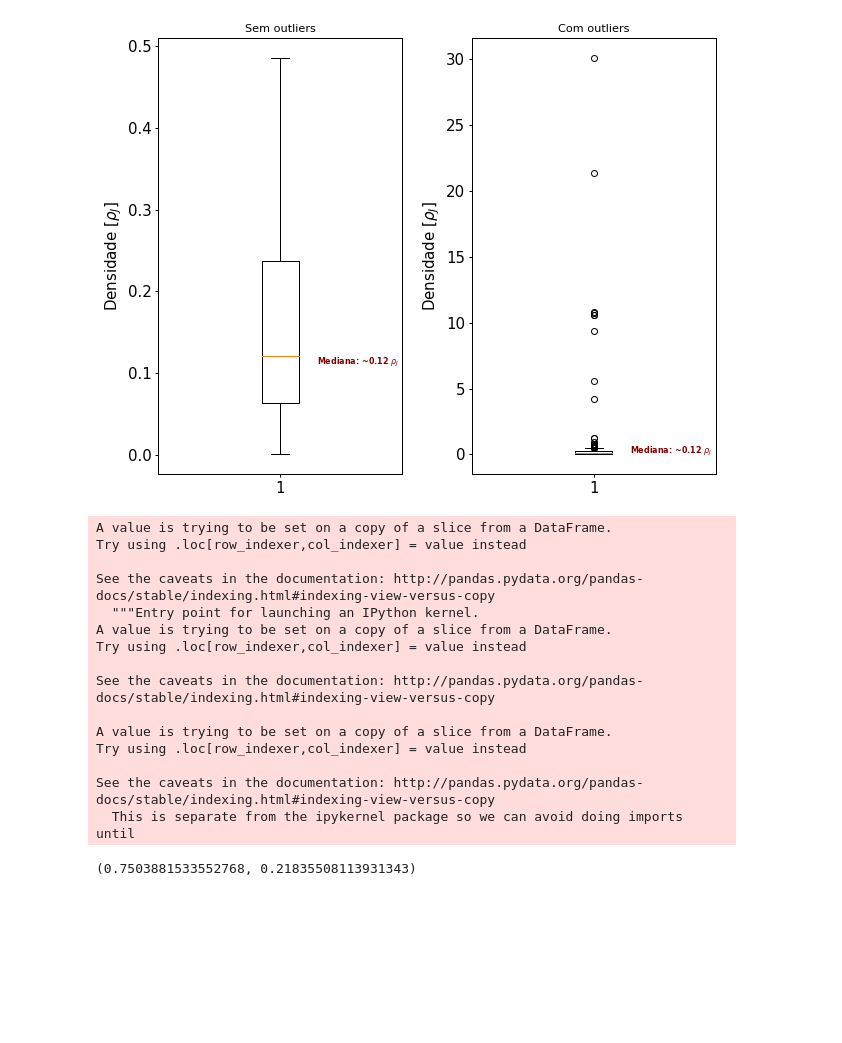
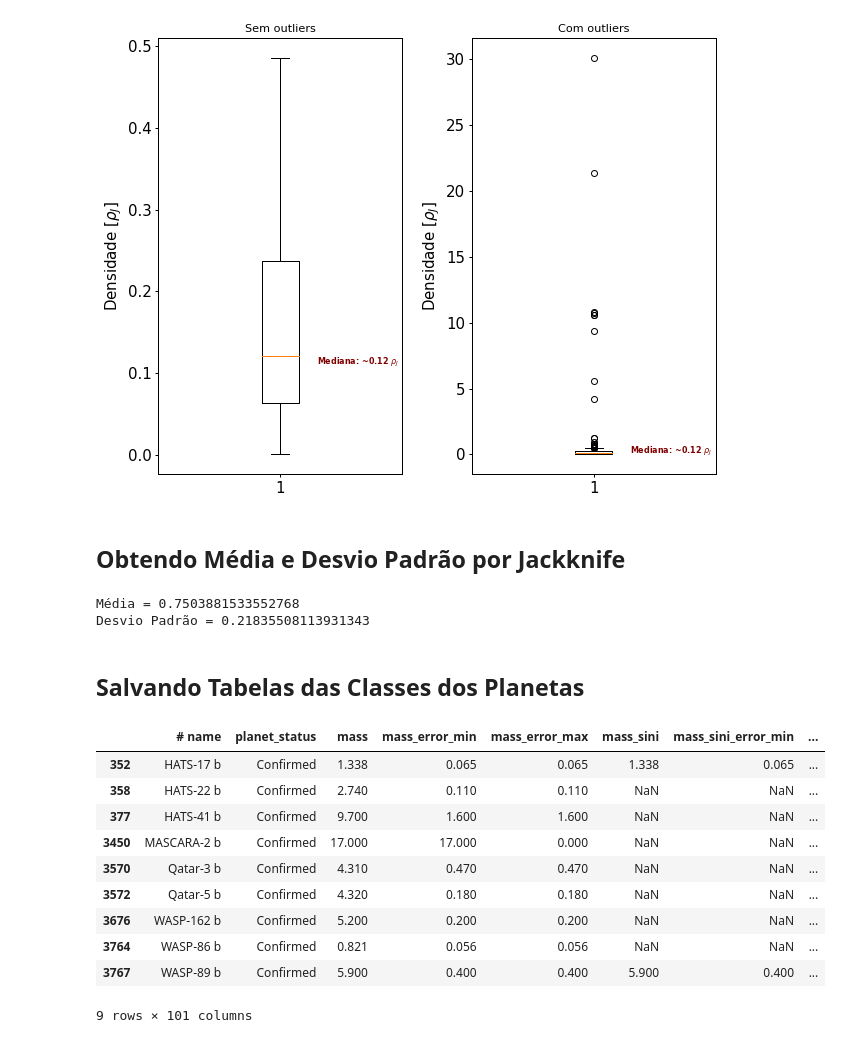
Before and after one commit to MathBern/Projeto_Astroestatistica, a Jupyter notebook: Trabalho.ipynb, the cells around one changed output. Cells and saved outputs as stored; diff of their text form; code cells hidden in the pictures; blank space fills up the shorter version.

```diff
--- a/Trabalho.ipynb
+++ b/Trabalho.ipynb
@@ -101,39 +123,42 @@ plt.text(1.15,0.11,'Mediana: ~0.12 $\\rho_{J}$',fontweight='bold',color='maroon'
 plt.tight_layout()
 # %% [output]
 [figure]
+# %% [markdown]
+## Obtendo Média e Desvio Padrão por Jackknife
 # %%
-amostra['density'] = densidade #adicionando a densidade à tabela de amostras filtradas
-amostra['density_error_max'] = denserrosup
-amostra['density_error_min'] = denserroinf
 dens = np.array(amostra['density'])
 
 teste_estatistico = np.mean
 media, bias, desvio_padrao, intervalo_conf = aps.jackknife_stats(dens, teste_estatistico,0.95)
 
-media, desvio_padrao
+print ('Média = ' + str(media))
+print ('Desvio Padrão = ' +str(desvio_padrao))
 # %% [output]
-A value is trying to be set on a copy of a slice from a DataFrame.
-Try using .loc[row_indexer,col_indexer] = value instead
-
-See the caveats in the documentation: http://pandas.pydata.org/pandas-docs/stable/indexing.html#indexing-view-versus-copy
-  """Entry point for launching an IPython kernel.
-A value is trying to be set on a copy of a slice from a DataFrame.
-Try using .loc[row_indexer,col_indexer] = value instead
-
-See the caveats in the documentation: http://pandas.pydata.org/pandas-docs/stable/indexing.html#indexing-view-versus-copy
-
-A value is trying to be set on a copy of a slice from a DataFrame.
-Try using .loc[row_indexer,col_indexer] = value instead
-
-See the caveats in the documentation: http://pandas.pydata.org/pandas-docs/stable/indexing.html#indexing-view-versus-copy
-  This is separate from the ipykernel package so we can avoid doing imports until
+Média = 0.7503881533552768
+Desvio Padrão = 0.21835508113931343
-(0.7503881533552768, 0.21835508113931343)
+# %% [markdown]
+## Salvando Tabelas das Classes dos Planetas
 # %%
 fluffy_filter = amostra['density'] < 1 - 2*desvio_padrao #filtro para identificar fluffies
 bricky_filter = amostra['density'] > 1 + 2*desvio_padrao #filtro para identificar brickies
 
 amostra_fluffy = amostra[fluffy_filter]
 amostra_bricky = amostra[bricky_filter]
+amostra_regular = amostra[np.logical_not(bricky_filter) &  np.logical_not(fluffy_filter)]
 
 amostra_fluffy.to_csv('fluffy_sample.csv',index = False)
 amostra_bricky.to_csv('bricky_sample.csv', index = False)
+
+amostra_regular
+# %% [output]
+|  | # name | planet_status | mass | mass_error_min | mass_error_max | mass_sini | mass_sini_error_min | ... |
+| 352 | HATS-17 b | Confirmed | 1.338 | 0.065 | 0.065 | 1.338 | 0.065 | ... |
+| 358 | HATS-22 b | Confirmed | 2.740 | 0.110 | 0.110 | NaN | NaN | ... |
+| 377 | HATS-41 b | Confirmed | 9.700 | 1.600 | 1.600 | NaN | NaN | ... |
+| 3450 | MASCARA-2 b | Confirmed | 17.000 | 17.000 | 0.000 | NaN | NaN | ... |
+| 3570 | Qatar-3 b | Confirmed | 4.310 | 0.470 | 0.470 | NaN | NaN | ... |
+| 3572 | Qatar-5 b | Confirmed | 4.320 | 0.180 | 0.180 | NaN | NaN | ... |
+| 3676 | WASP-162 b | Confirmed | 5.200 | 0.200 | 0.200 | NaN | NaN | ... |
+| 3764 | WASP-86 b | Confirmed | 0.821 | 0.056 | 0.056 | NaN | NaN | ... |
+| 3767 | WASP-89 b | Confirmed | 5.900 | 0.400 | 0.400 | 5.900 | 0.400 | ... |
+9 rows × 101 columns
```
Also changed, not shown: parts of 4 cells of this notebook, 1 other file.
